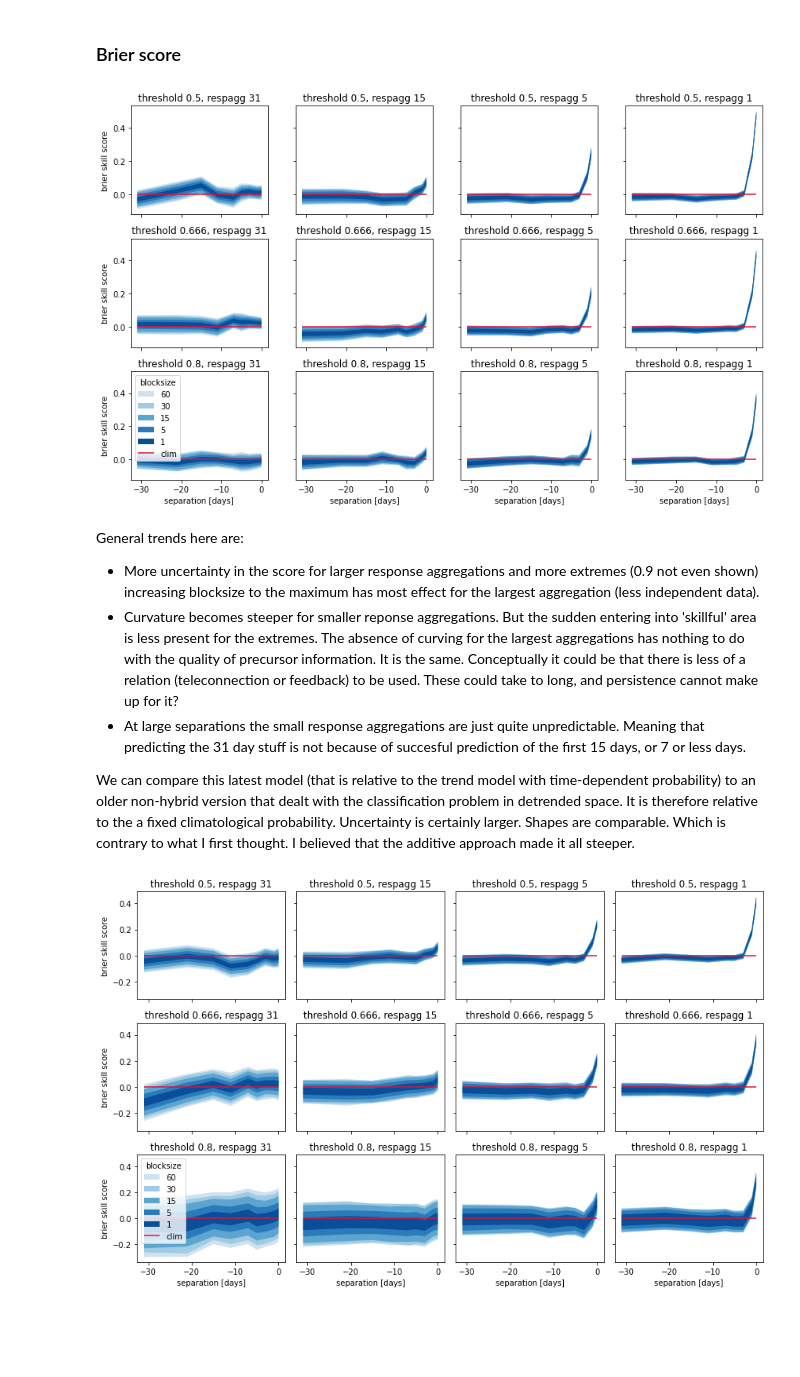
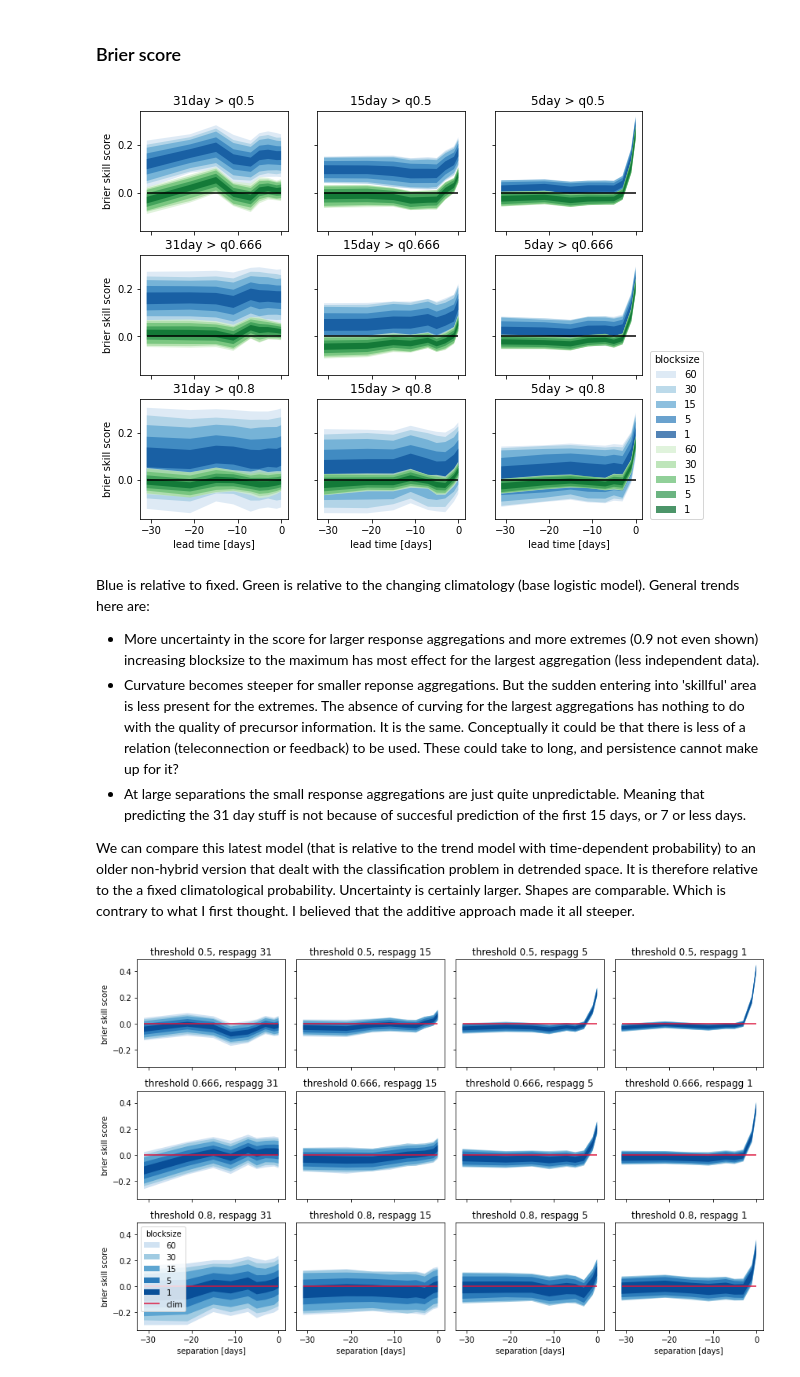
Before and after one commit to chiemvs/Weave, a Jupyter notebook: notebooks/Classifier_skills.ipynb, the cells around one changed output. Saved outputs shown, nothing was run; the diff lists cells and outputs as text; code cells hidden in the pictures; blank space fills up the shorter version.

```diff
--- a/notebooks/Classifier_skills.ipynb
+++ b/notebooks/Classifier_skills.ipynb
@@ -29,6 +29,7 @@ from Weave.utils import brier_score_clim, reliability_plot
 basedir = Path('/scistor/ivm/jsn295/')
 # Latest:
 skillpath = basedir / 'bootstrap_hybrid_noncv_base_noncv/fit_base_to_all_cv=True.max_depth=5.n_estimators=2500.min_samples_split=30.max_features=35.n_jobs=19.bss.parquet' # Base logistic regression fitted to the full (non-cv) dataset, as is the reference model
+skillpath_fixed = basedir / 'bootstrap_hybrid_noncv/fit_base_to_all_cv=True.max_depth=5.n_estimators=2500.min_samples_split=30.max_features=35.n_jobs=11.bs.parquet' # Relative to fixed climatology
 skillpath_base = basedir / 'bootstrap_base/BaseExceedenceModel.bs.parquet' # Only the logistic regression
 # Alternatives
 skillpath_hybrid = basedir / 'hybrid_old/bootstrap_hybrid_base/max_depth=5.n_estimators=2500.min_samples_split=30.max_features=35.n_jobs=19.bs.parquet' # Latest but base and reference (!) fitted to part of the data
@@ -89,16 +99,20 @@ def skill_plot(df, respaggs: list = None, thresholds: list = None, blocksizes: l
     return fig, axes
 # %% [markdown]
 ### Brier score
-# %%
-frame = pd.read_parquet(skillpath)
-frame = transform_to_skill(frame)
-fig, axes = skill_plot(frame, respaggs = [1,5,15,31], thresholds = [0.5,0.666,0.8])
-plt.tight_layout()
-plt.show()
-# %% [output]
-[figure, removed]
+# %%
+respaggs = [5,15,31]
+thresholds = [0.5,0.666,0.8]
+bss_fixed = transform_to_skill(pd.read_parquet(skillpath_fixed))
+bss_to_base = transform_to_skill(pd.read_parquet(skillpath))
+fig, axes = skill_plot(bss_fixed, respaggs = respaggs, thresholds = thresholds)
+fig, axes = skill_plot(bss_to_base, fig = fig, axes = axes, respaggs = respaggs, thresholds = thresholds, colors = 'Greens')
+#plt.tight_layout()
+plt.savefig('/scistor/ivm/jsn295/brier.pdf')
+#plt.show()
+# %% [output]
+[figure, added]
 # %% [markdown]
-General trends here are:
+Blue is relative to fixed. Green is relative to the changing climatology (base logistic model). General trends here are:
 * More uncertainty in the score for larger response aggregations and more extremes (0.9 not even shown) increasing blocksize to the maximum has most effect for the largest aggregation (less independent data).
 * Curvature becomes steeper for smaller reponse aggregations. But the sudden entering into 'skillful' area is less present for the extremes. The absence of curving for the largest aggregations has nothing to do with the quality of precursor information. It is the same. Conceptually it could be that there is less of a relation (teleconnection or feedback) to be used. These could take to long, and persistence cannot make up for it?
 * At large separations the small response aggregations are just quite unpredictable. Meaning that predicting the 31 day stuff is not because of succesful prediction of the first 15 days, or 7 or less days.
```
Also changed, not shown: parts of 18 cells of this notebook, 2 other files.
